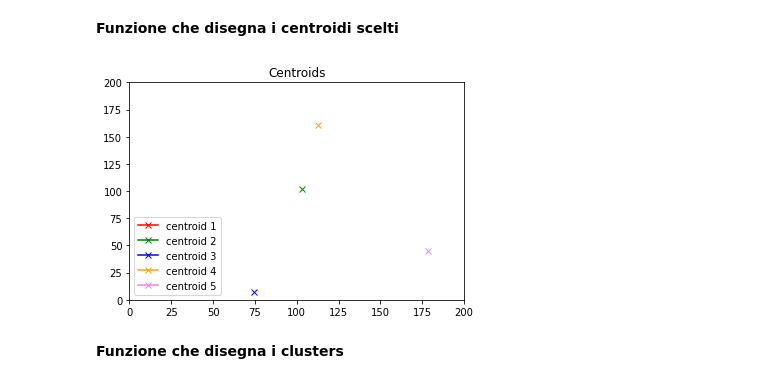
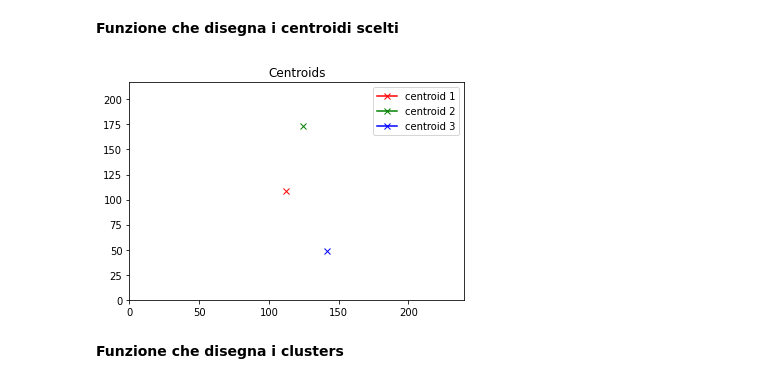
Before and after one commit to alessiapontiggia/LABIAGI-project, a Jupyter notebook: breast_cancer_detection.ipynb, the cells around one changed output. Cells and saved outputs as stored; diff of their text form; code cells hidden in the pictures.

```diff
--- a/breast_cancer_detection.ipynb
+++ b/breast_cancer_detection.ipynb
@@ -180,0 +191,12 @@ Usiamo **K-Means** per suddividere i punti (coordinate) in K cluster. *Useremo c
+# %%
+df = pd.DataFrame(list(white_coord_pixels))
+k_to_test = range(2,10,1) # [2,3,4, ..., 9]
+silhouette_scores = {}
+
+for k in k_to_test:
+    model_kmeans_k = KMeans( n_clusters = k )
+    model_kmeans_k.fit(df)
+    labels_k = model_kmeans_k.labels_
+    score_k = metrics.silhouette_score(df, labels_k)
+    silhouette_scores[k] = score_k
+    print("Tested kMeans with k = %d\tS: %5.4f" % (k, score_k))
@@ -181,9 +224,9 @@ Usiamo **K-Means** per suddividere i punti (coordinate) in K cluster. *Useremo c
 # %%
-K = 5
+K = 3
 # %%
 def K_Means(list_of_pixels):
   # K-Means
-  kmeans = KMeans(n_clusters=5, random_state=0)
+  kmeans = KMeans(n_clusters=K, random_state=0)
   df = pd.DataFrame(list(list_of_pixels))
 
   # fitting the values
@@ -201,25 +244,25 @@ df, c, l = K_Means(white_coord_pixels)
 # %% [markdown]
 **Funzione che disegna i centroidi scelti**
 # %%
-def draw_centroids(centroids):
+def draw_centroids(centroids, img):
   colors = ["red", "green", "blue", "orange", "violet"]
   i=0
-  if len(colors)==len(centroids):
+  if len(colors)>=len(centroids):
     for centroid in centroids:
       x_c = centroid[0]
       y_c = centroid[1]
-      plt.xlim(0,200)
-      plt.ylim(0,200)
+      plt.xlim(0,img.shape[0]+10)
+      plt.ylim(0,img.shape[1]+10)
       plt.plot(x_c,y_c, color=colors[i], marker="x", label="centroid "+str(i+1))
       i = i+1
-    plt.legend(loc="lower left")
+    plt.legend(loc="best")
     plt.title("Centroids")
     plt.show()
   return
 # %%
-draw_centroids(c)
+draw_centroids(c, img)
 # %% [output]
-[figure, old version]
+[figure, new version]
 # %% [markdown]
 **Funzione che disegna i clusters**
 # %%
```
Also changed, not shown: parts of 37 cells of this notebook.
